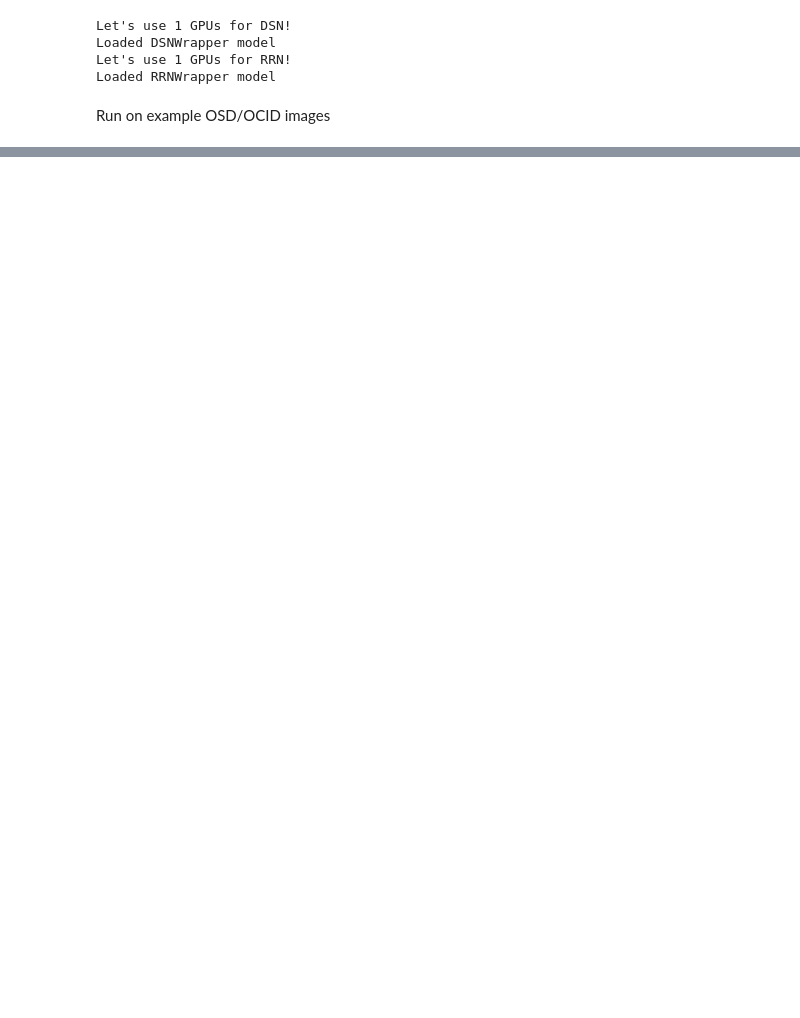
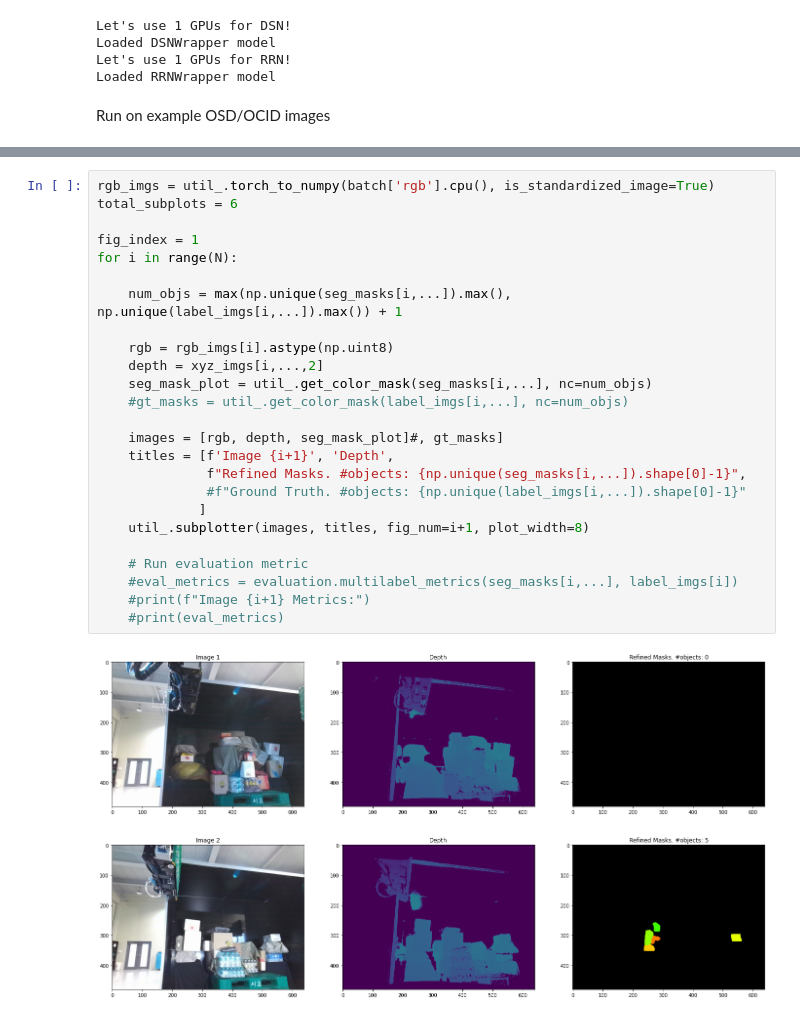
Before and after one commit to juanmed/uois, a Jupyter notebook: uois_sample_images.ipynb, the cells around one changed output, grey strips where cells are left out. Cells and saved outputs as stored; diff of their text form; blank space fills up the shorter version.

```diff
--- a/uois_sample_images.ipynb
+++ b/uois_sample_images.ipynb
@@ -201,0 +314,28 @@ Image 4 Metrics:
+# %%
+rgb_imgs = util_.torch_to_numpy(batch['rgb'].cpu(), is_standardized_image=True)
+total_subplots = 6
+
+fig_index = 1
+for i in range(N):
+
+    num_objs = max(np.unique(seg_masks[i,...]).max(), np.unique(label_imgs[i,...]).max()) + 1
+
+    rgb = rgb_imgs[i].astype(np.uint8)
+    depth = xyz_imgs[i,...,2]
+    seg_mask_plot = util_.get_color_mask(seg_masks[i,...], nc=num_objs)
+    #gt_masks = util_.get_color_mask(label_imgs[i,...], nc=num_objs)
+
+    images = [rgb, depth, seg_mask_plot]#, gt_masks]
+    titles = [f'Image {i+1}', 'Depth',
+              f"Refined Masks. #objects: {np.unique(seg_masks[i,...]).shape[0]-1}",
+              #f"Ground Truth. #objects: {np.unique(label_imgs[i,...]).shape[0]-1}"
+             ]
+    util_.subplotter(images, titles, fig_num=i+1, plot_width=8)
+
+    # Run evaluation metric
+    #eval_metrics = evaluation.multilabel_metrics(seg_masks[i,...], label_imgs[i])
+    #print(f"Image {i+1} Metrics:")
+    #print(eval_metrics)
+# %% [output]
+[figure, added]
+[figure, added]
```
Also changed, not shown: parts of 9 cells of this notebook.
